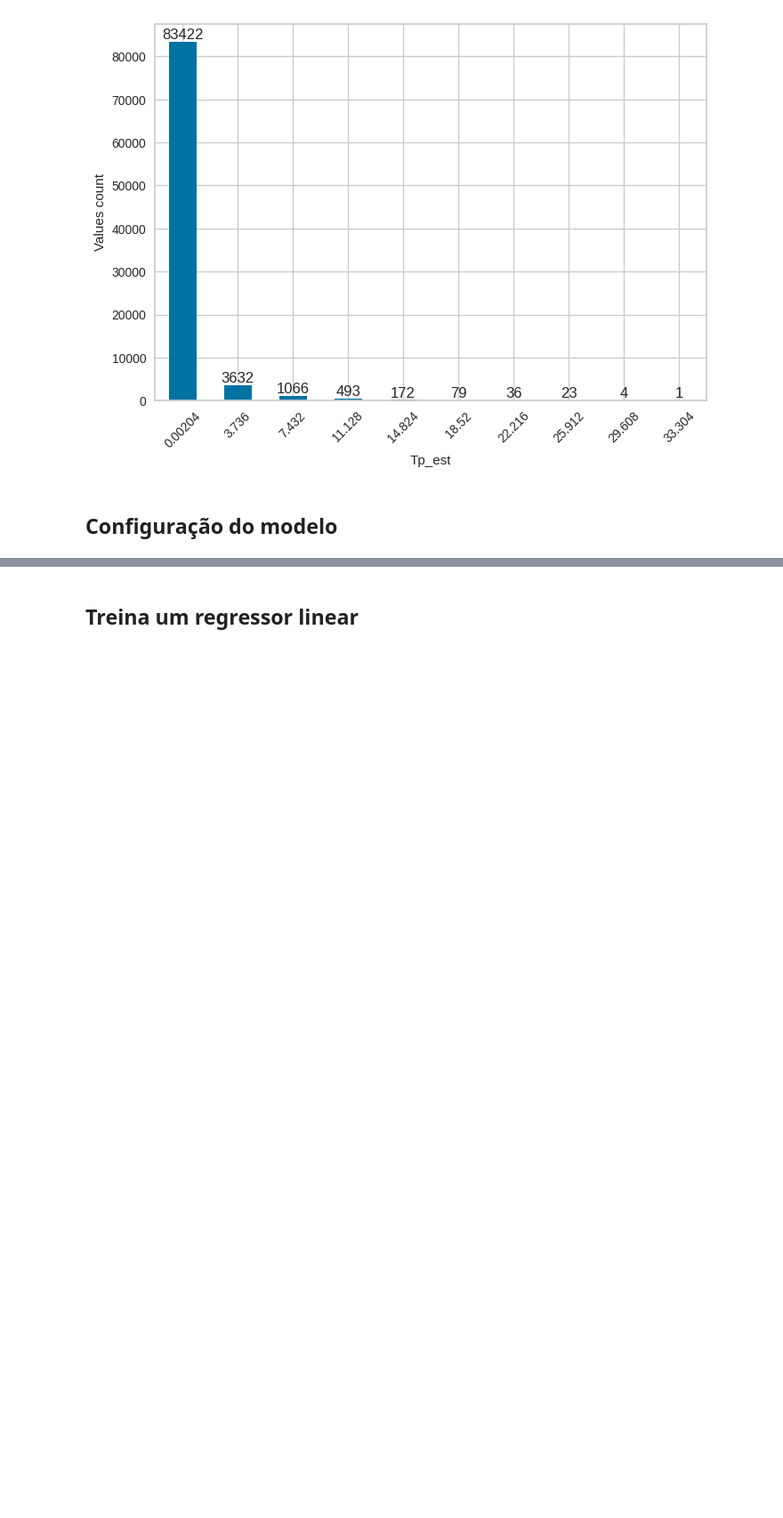
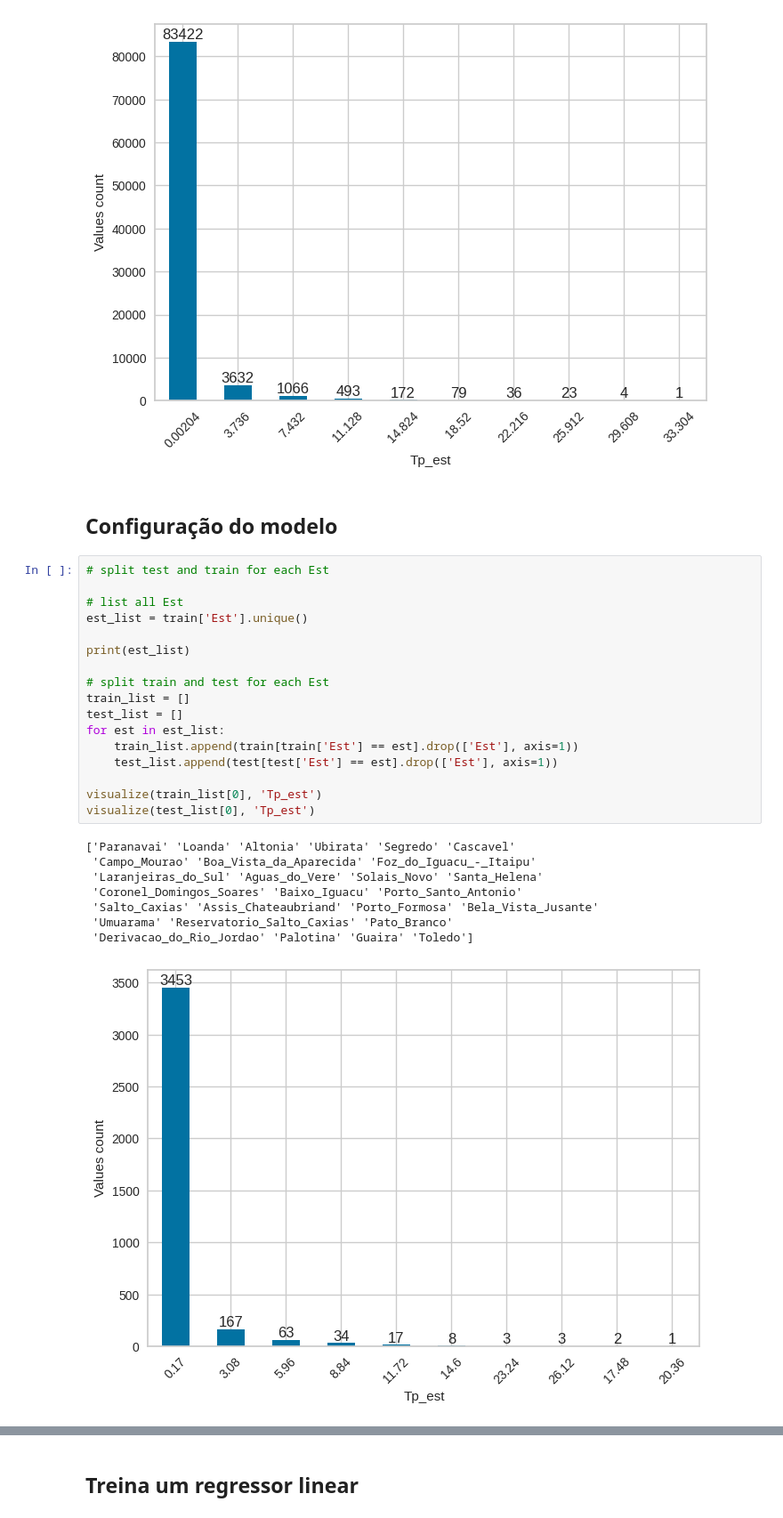
Before and after one commit to Gabp0/machine-learning, a Jupyter notebook: rain-estimation/rain-estimation.ipynb, the cells around one changed output, grey strips where cells are left out. Shown at 89% size. Drawn from its saved outputs; the diff is of its cells as text; blank space fills up the shorter version.

```diff
--- a/rain-estimation/rain-estimation.ipynb
+++ b/rain-estimation/rain-estimation.ipynb
@@ -105,3 +85,29 @@ visualize(train, 'Tp_est')
 [figure]
 # %% [markdown]
 ## Configuração do modelo
+# %%
+# split test and train for each Est
+
+# list all Est
+est_list = train['Est'].unique()
+
+print(est_list)
+
+# split train and test for each Est
+train_list = []
+test_list = []
+for est in est_list:
+    train_list.append(train[train['Est'] == est].drop(['Est'], axis=1))
+    test_list.append(test[test['Est'] == est].drop(['Est'], axis=1))
+
+visualize(train_list[0], 'Tp_est')
+visualize(test_list[0], 'Tp_est')
+# %% [output]
+['Paranavai' 'Loanda' 'Altonia' 'Ubirata' 'Segredo' 'Cascavel'
+ 'Campo_Mourao' 'Boa_Vista_da_Aparecida' 'Foz_do_Iguacu_-_Itaipu'
+ 'Laranjeiras_do_Sul' 'Aguas_do_Vere' 'Solais_Novo' 'Santa_Helena'
+ 'Coronel_Domingos_Soares' 'Baixo_Iguacu' 'Porto_Santo_Antonio'
+ 'Salto_Caxias' 'Assis_Chateaubriand' 'Porto_Formosa' 'Bela_Vista_Jusante'
+ 'Umuarama' 'Reservatorio_Salto_Caxias' 'Pato_Branco'
+ 'Derivacao_do_Rio_Jordao' 'Palotina' 'Guaira' 'Toledo']
+[figure, added]
```
Also changed, not shown: parts of 7 cells of this notebook.
